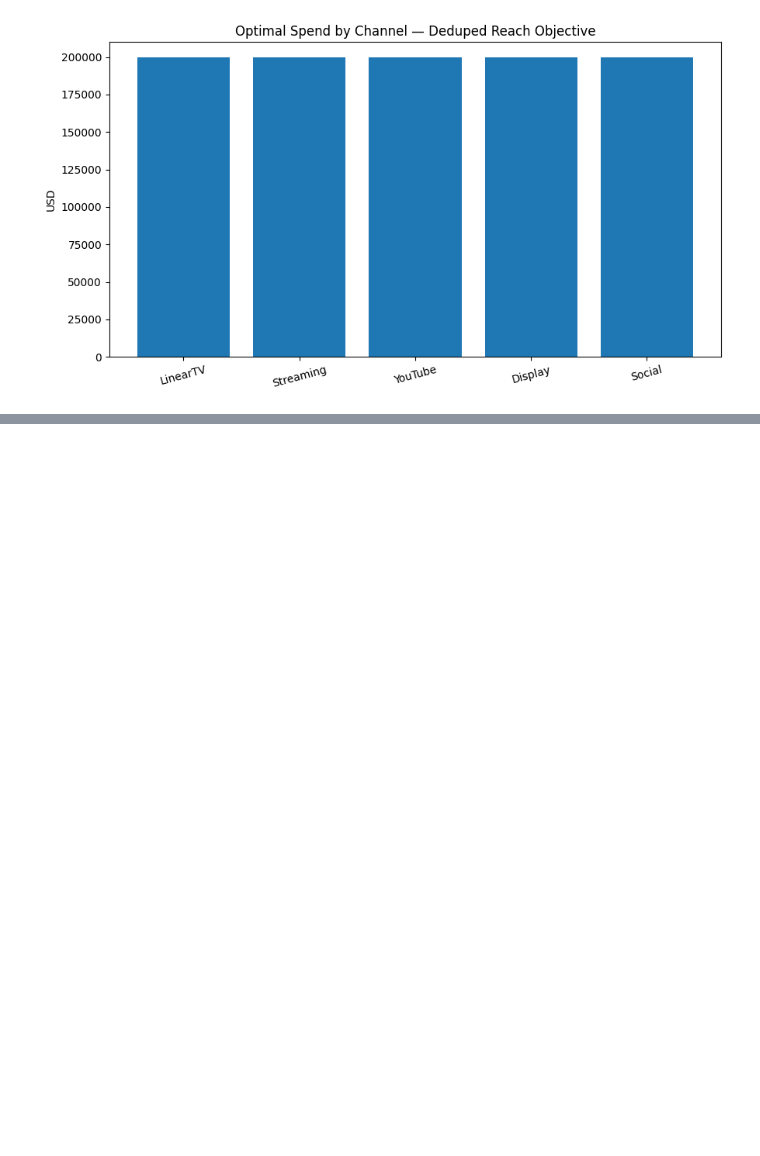
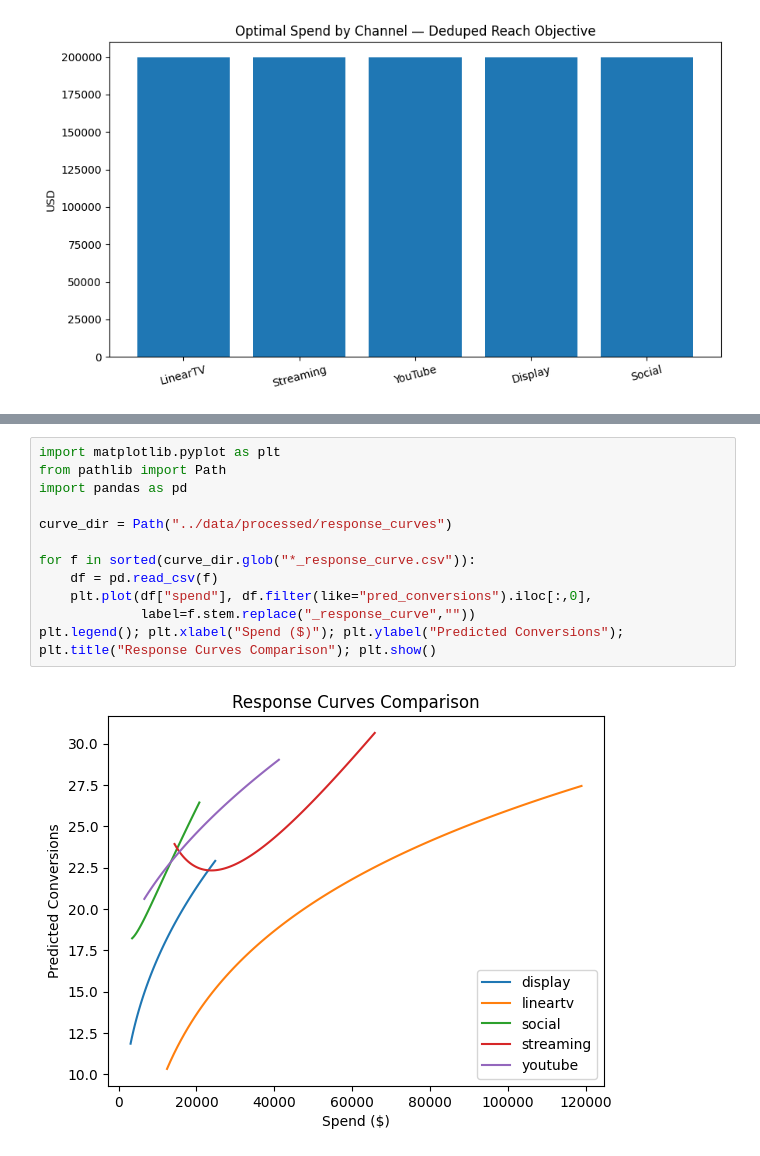
Before and after one commit to aravind-bit/oneplan-ai, a Jupyter notebook: notebooks/05_budget_optimizer.ipynb, the cells around one changed output, grey strips where cells are left out. Cells and saved outputs as stored; diff of their text form; blank space fills up the shorter version.

```diff
--- a/notebooks/05_budget_optimizer.ipynb
+++ b/notebooks/05_budget_optimizer.ipynb
@@ -253,0 +301,15 @@ plt.show()
+# %%
+import matplotlib.pyplot as plt
+from pathlib import Path
+import pandas as pd
+
+curve_dir = Path("../data/processed/response_curves")
+
+for f in sorted(curve_dir.glob("*_response_curve.csv")):
+    df = pd.read_csv(f)
+    plt.plot(df["spend"], df.filter(like="pred_conversions").iloc[:,0],
+             label=f.stem.replace("_response_curve",""))
+plt.legend(); plt.xlabel("Spend ($)"); plt.ylabel("Predicted Conversions");
+plt.title("Response Curves Comparison"); plt.show()
+# %% [output]
+[figure, added]
```
Also changed, not shown: parts of 4 cells of this notebook.
